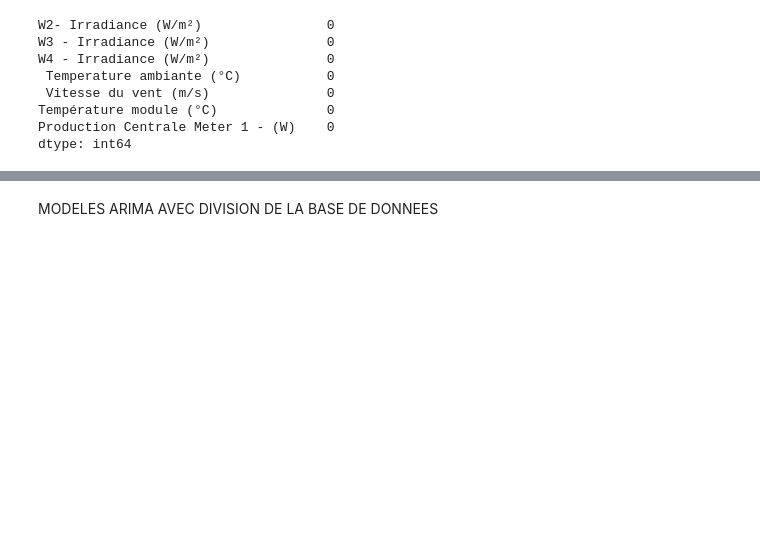
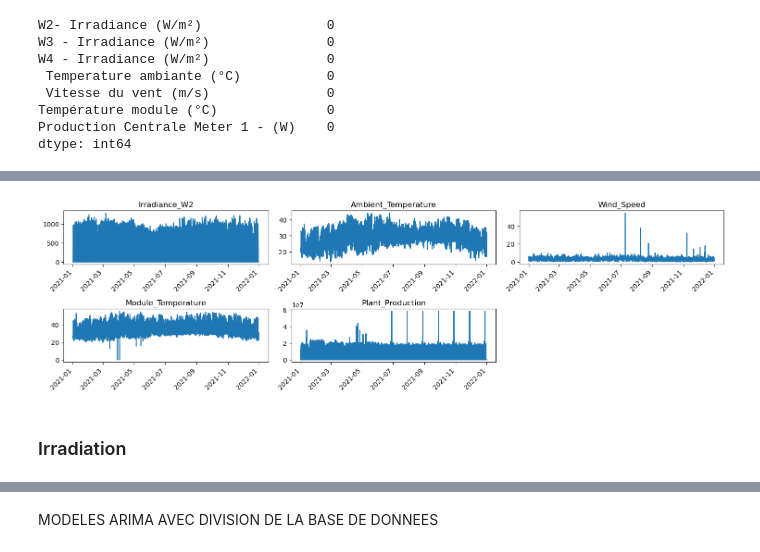
Before and after one commit to toutenergie/memoire, a Jupyter notebook: memoire/CODES/prediction_de la_puissance.ipynb, the cells around one changed output, grey strips where cells are left out. Saved outputs shown, nothing was run; the diff lists cells and outputs as text; code cells hidden in the pictures; blank space fills up the shorter version.

```diff
--- a/memoire/CODES/prediction_de la_puissance.ipynb
+++ b/memoire/CODES/prediction_de la_puissance.ipynb
@@ -117,0 +89,20 @@ plt.savefig('prediction_lissage_expotentiel.png')"""
+# %%
+variable = list(bokhol.columns)
+
+fig=plt.figure(figsize=(15,8))
+for i,j in enumerate(variable):
+
+    ax=fig.add_subplot(4,3,1+i)
+    ax.plot(bokhol[j])
+    ax.set_title(f"{j}")
+
+    # ➤ Rotation des labels de l'axe x
+    plt.setp(ax.get_xticklabels(), rotation=45, ha='right')
+
+#plt.savefig('production_annuel.png')
+plt.tight_layout()
+plt.show()
+# %% [output]
+[figure, added]
+# %% [markdown]
+### Irradiation
```
Also changed, not shown: parts of 39 cells of this notebook, 4 other files.
